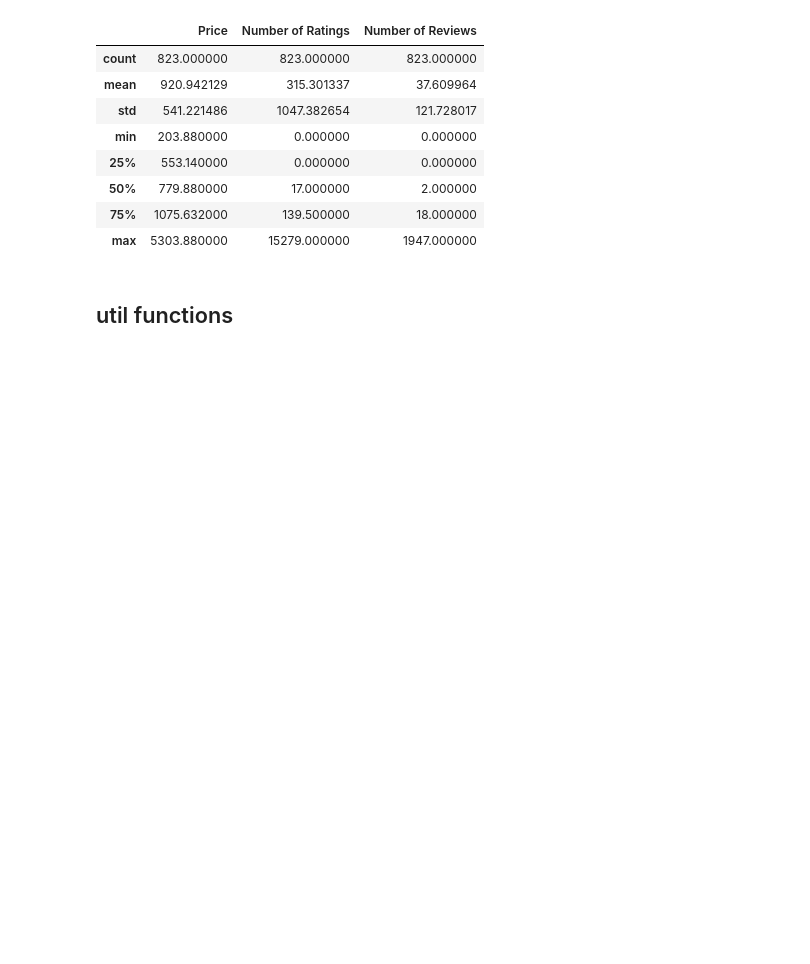
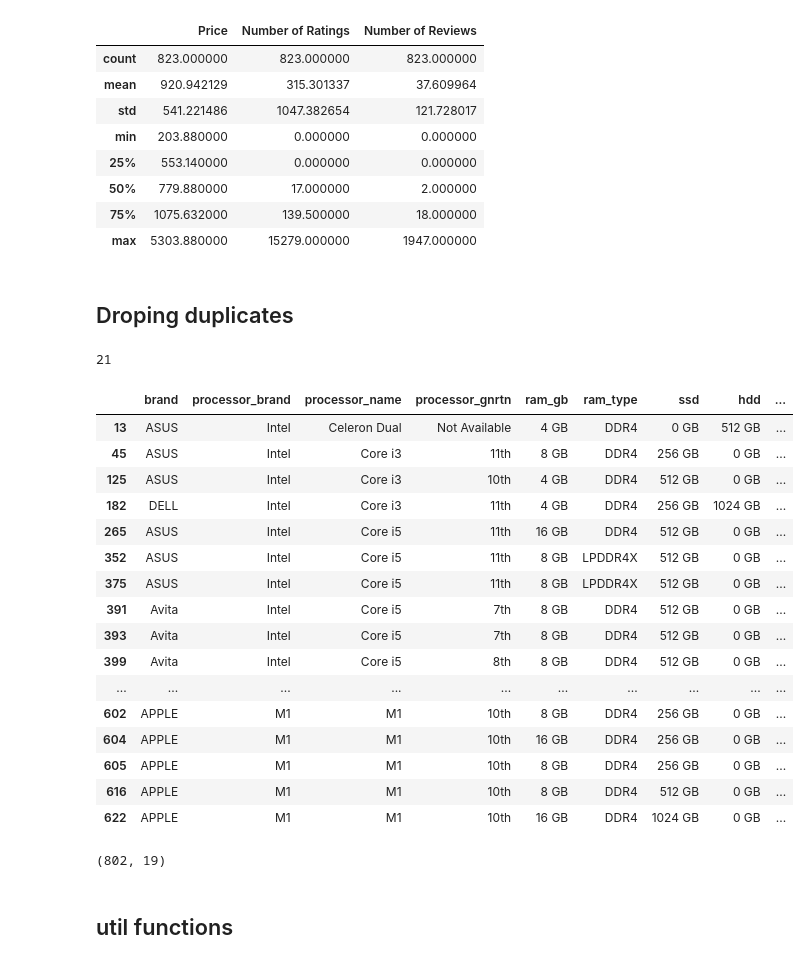
Before and after one commit to AyoubMDL/end_to_end_laptop_pricing, a Jupyter notebook: notebook/laptop_eda.ipynb, the cells around one changed output. Saved outputs shown, nothing was run; the diff lists cells and outputs as text; code cells hidden in the pictures; blank space fills up the shorter version.

```diff
--- a/notebook/laptop_eda.ipynb
+++ b/notebook/laptop_eda.ipynb
@@ -74,6 +74,39 @@ df.describe()
 | 50% | 779.880000 | 17.000000 | 2.000000 |
 | 75% | 1075.632000 | 139.500000 | 18.000000 |
 | max | 5303.880000 | 15279.000000 | 1947.000000 |
+# %% [markdown]
+## Droping duplicates
+# %%
+df.duplicated().sum()
+# %% [output]
+21
+# %%
+duplicates = df.duplicated()
+duplicate_rows = df[duplicates]
+duplicate_rows
+# %% [output]
+|  | brand | processor_brand | processor_name | processor_gnrtn | ram_gb | ram_type | ssd | hdd | ... |
+| 13 | ASUS | Intel | Celeron Dual | Not Available | 4 GB | DDR4 | 0 GB | 512 GB | ... |
+| 45 | ASUS | Intel | Core i3 | 11th | 8 GB | DDR4 | 256 GB | 0 GB | ... |
+| 125 | ASUS | Intel | Core i3 | 10th | 4 GB | DDR4 | 512 GB | 0 GB | ... |
+| 182 | DELL | Intel | Core i3 | 11th | 4 GB | DDR4 | 256 GB | 1024 GB | ... |
+| 265 | ASUS | Intel | Core i5 | 11th | 16 GB | DDR4 | 512 GB | 0 GB | ... |
+| 352 | ASUS | Intel | Core i5 | 11th | 8 GB | LPDDR4X | 512 GB | 0 GB | ... |
+| 375 | ASUS | Intel | Core i5 | 11th | 8 GB | LPDDR4X | 512 GB | 0 GB | ... |
+| 391 | Avita | Intel | Core i5 | 7th | 8 GB | DDR4 | 512 GB | 0 GB | ... |
+| 393 | Avita | Intel | Core i5 | 7th | 8 GB | DDR4 | 512 GB | 0 GB | ... |
+| 399 | Avita | Intel | Core i5 | 8th | 8 GB | DDR4 | 512 GB | 0 GB | ... |
+| ... | ... | ... | ... | ... | ... | ... | ... | ... | ... |
+| 602 | APPLE | M1 | M1 | 10th | 8 GB | DDR4 | 256 GB | 0 GB | ... |
+| 604 | APPLE | M1 | M1 | 10th | 16 GB | DDR4 | 256 GB | 0 GB | ... |
+| 605 | APPLE | M1 | M1 | 10th | 8 GB | DDR4 | 256 GB | 0 GB | ... |
+| 616 | APPLE | M1 | M1 | 10th | 8 GB | DDR4 | 512 GB | 0 GB | ... |
+| 622 | APPLE | M1 | M1 | 10th | 16 GB | DDR4 | 1024 GB | 0 GB | ... |
+# %%
+df = df.drop_duplicates()
+df.shape
+# %% [output]
+(802, 19)
 # %% [markdown]
 ## util functions
 # %%
```
Also changed, not shown: parts of 18 cells of this notebook, 12 other files.
